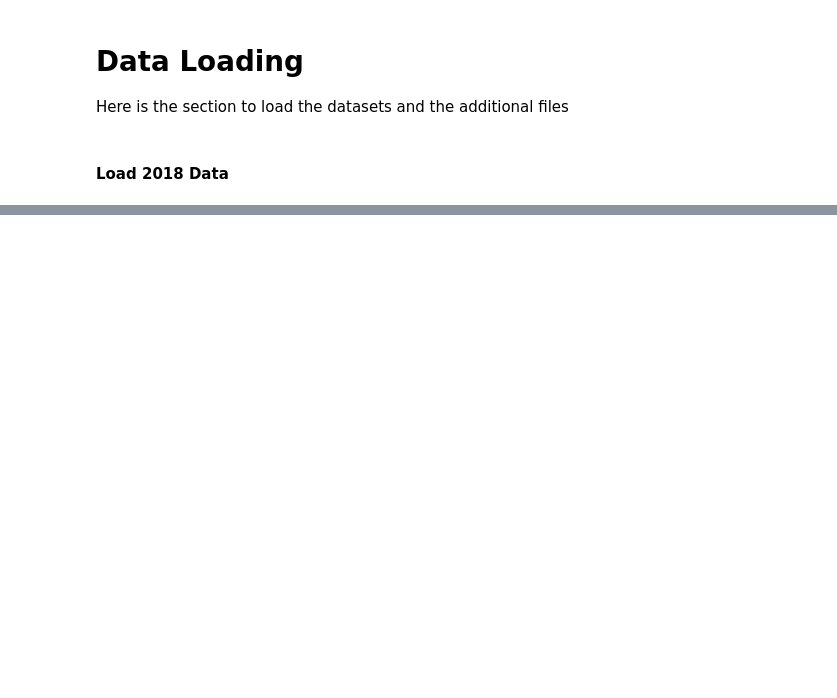
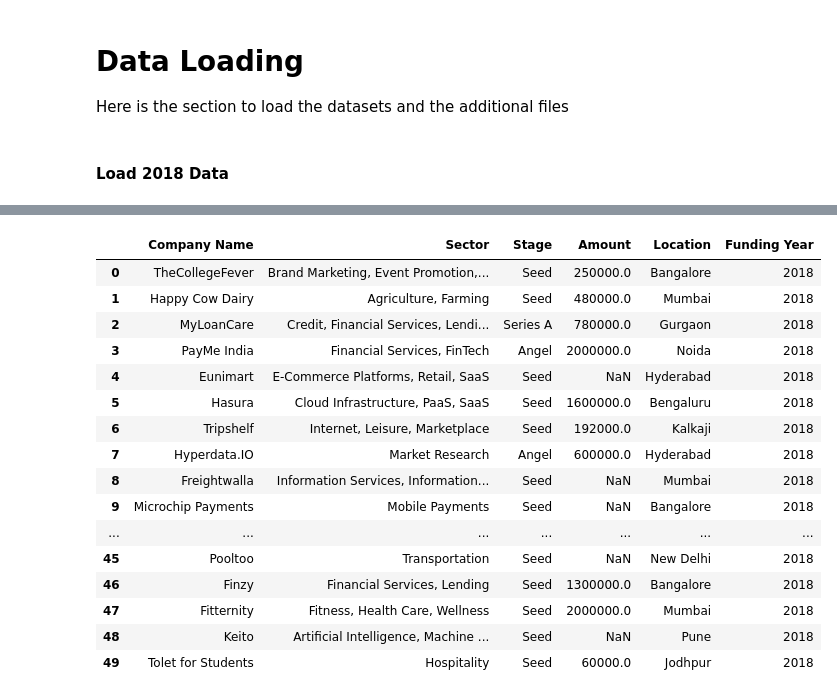
Before and after one commit to UnhookedMonk/Career_Accelerator_LP1-Data_Analysis, a Jupyter notebook: Main Code.ipynb, the cells around one changed output, grey strips where cells are left out. Drawn from its saved outputs; the diff is of its cells as text; code cells hidden in the pictures; blank space fills up the shorter version.

Commit message:
Completing cleaning of 2018 data

```diff
--- a/Main Code.ipynb
+++ b/Main Code.ipynb
@@ -99,0 +119,3 @@ startup_funding_2018['Funding Year'] = startup_funding_2018['Funding Year'].asty
+# %%
+#get index of rows where 'Amount' column is in rupees, this will be used when changing the digits to dollars
+get_index = startup_funding_2018.index[startup_funding_2018['Amount'].str.contains('₹')]
@@ -99,0 +139,16 @@ startup_funding_2018['Funding Year'] = startup_funding_2018['Funding Year'].asty
+# %%
+#To convert the data type in a column to a numerical one, there is the need to remove some symbols including commas and currency
+
+startup_funding_2018['Amount'] = startup_funding_2018['Amount'].apply(lambda x:str(x).replace('₹', ''))
+
+startup_funding_2018['Amount'] = startup_funding_2018['Amount'].apply(lambda x:str(x).replace('$', ''))
+
+startup_funding_2018['Amount'] = startup_funding_2018['Amount'].apply(lambda x:str(x).replace(',', ''))
+
+#startup_funding_2018['Amount'] = startup_funding_2018['Amount'].apply(lambda x:str(x).replace('—', '0'))
+
+startup_funding_2018['Amount'] = startup_funding_2018['Amount'].replace('—', np.nan)
+# %%
+#converting the Amount values to numeric type, any value which cannot be converted will be changed to NaN
+
+startup_funding_2018['Amount'] = pd.to_numeric(startup_funding_2018['Amount'], errors='coerce')
@@ -99,0 +172,8 @@ startup_funding_2018['Funding Year'] = startup_funding_2018['Funding Year'].asty
+# %%
+#Convert the rows with rupees to dollars
+#Multiply the rupees values in the amount column by the conversion rate
+
+dollarToRupeeConversionRate = 0.012
+startup_funding_2018.loc[get_index,['Amount']]=startup_funding_2018.loc[get_index,['Amount']].values*dollarToRupeeConversionRate
+
+startup_funding_2018.loc[:,['Amount']].head()
@@ -99,0 +187,21 @@ startup_funding_2018['Funding Year'] = startup_funding_2018['Funding Year'].asty
+# %%
+#print the first 50 rows of the dataset
+startup_funding_2018.head(50)
+# %% [output]
+|  | Company Name | Sector | Stage | Amount | Location | Funding Year |
+| 0 | TheCollegeFever | Brand Marketing, Event Promotion,... | Seed | 250000.0 | Bangalore | 2018 |
+| 1 | Happy Cow Dairy | Agriculture, Farming | Seed | 480000.0 | Mumbai | 2018 |
+| 2 | MyLoanCare | Credit, Financial Services, Lendi... | Series A | 780000.0 | Gurgaon | 2018 |
+| 3 | PayMe India | Financial Services, FinTech | Angel | 2000000.0 | Noida | 2018 |
+| 4 | Eunimart | E-Commerce Platforms, Retail, SaaS | Seed | NaN | Hyderabad | 2018 |
+| 5 | Hasura | Cloud Infrastructure, PaaS, SaaS | Seed | 1600000.0 | Bengaluru | 2018 |
+| 6 | Tripshelf | Internet, Leisure, Marketplace | Seed | 192000.0 | Kalkaji | 2018 |
+| 7 | Hyperdata.IO | Market Research | Angel | 600000.0 | Hyderabad | 2018 |
+| 8 | Freightwalla | Information Services, Information... | Seed | NaN | Mumbai | 2018 |
+| 9 | Microchip Payments | Mobile Payments | Seed | NaN | Bangalore | 2018 |
+| ... | ... | ... | ... | ... | ... | ... |
+| 45 | Pooltoo | Transportation | Seed | NaN | New Delhi | 2018 |
+| 46 | Finzy | Financial Services, Lending | Seed | 1300000.0 | Bangalore | 2018 |
+| 47 | Fitternity | Fitness, Health Care, Wellness | Seed | 2000000.0 | Mumbai | 2018 |
+| 48 | Keito | Artificial Intelligence, Machine ... | Seed | NaN | Pune | 2018 |
+| 49 | Tolet for Students | Hospitality | Seed | 60000.0 | Jodhpur | 2018 |
```
Also changed, not shown: parts of 14 cells of this notebook.
